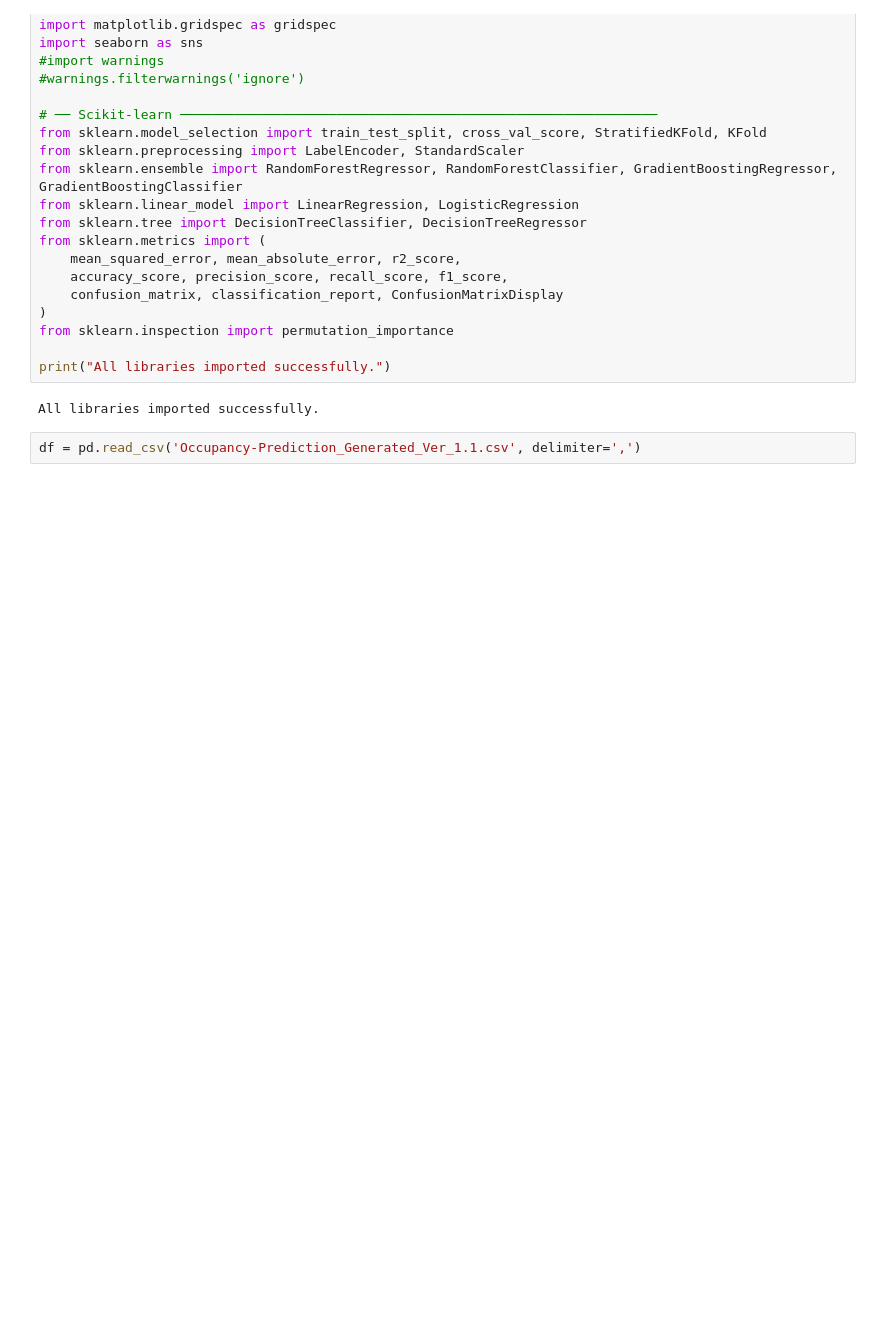
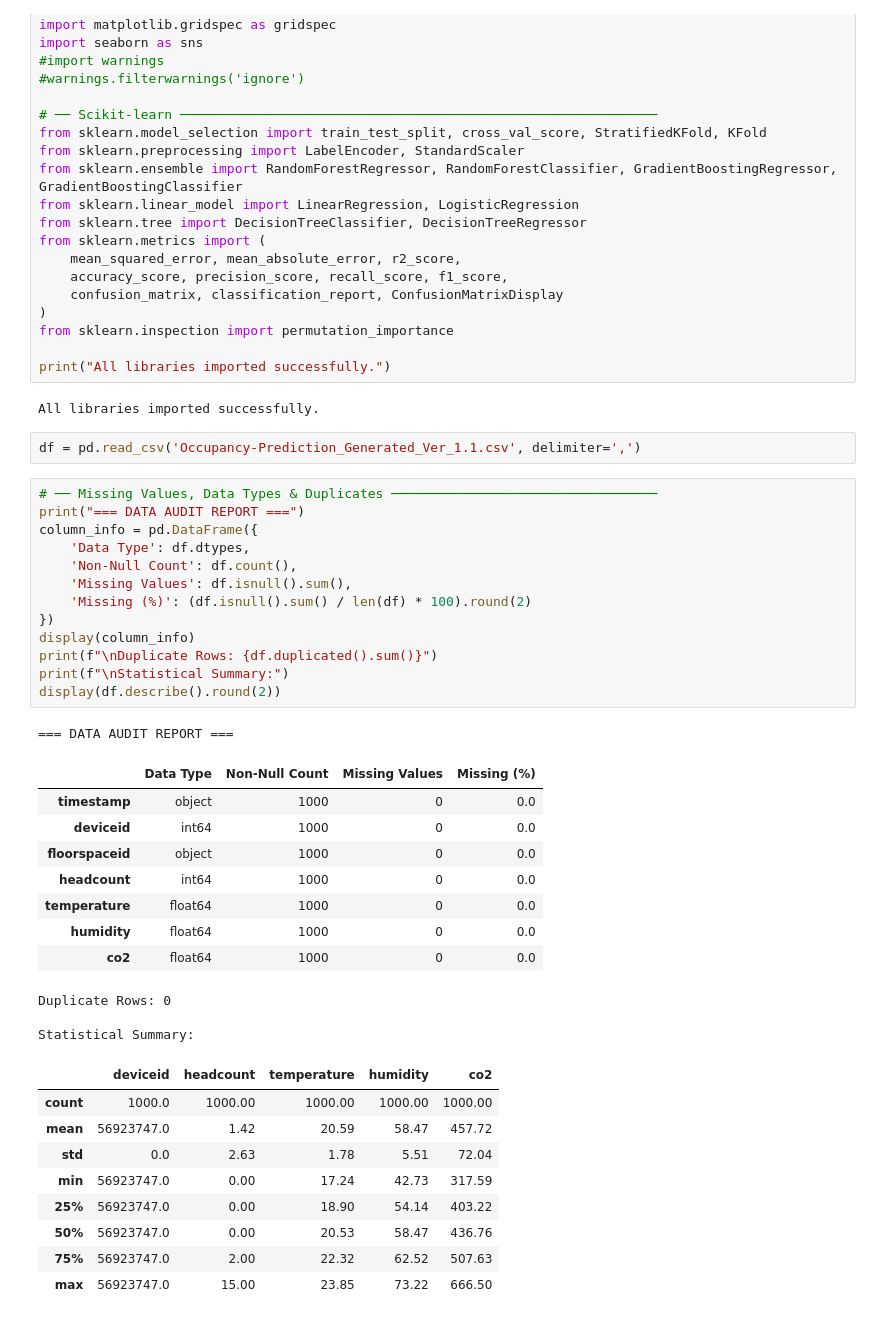
Before and after one commit to MIL-Project2/DR-DT, a Jupyter notebook: Occupancy_Prediction_Ver1_1.ipynb, the cells around one changed output. Drawn from its saved outputs; the diff is of its cells as text; blank space fills up the shorter version.

```diff
--- a/Occupancy_Prediction_Ver1_1.ipynb
+++ b/Occupancy_Prediction_Ver1_1.ipynb
@@ -59,3 +59,38 @@ print("All libraries imported successfully.")
 All libraries imported successfully.
 # %%
 df = pd.read_csv('Occupancy-Prediction_Generated_Ver_1.1.csv', delimiter=',')
+# %%
+# ── Missing Values, Data Types & Duplicates ──────────────────────────────────
+print("=== DATA AUDIT REPORT ===")
+column_info = pd.DataFrame({
+    'Data Type': df.dtypes,
+    'Non-Null Count': df.count(),
+    'Missing Values': df.isnull().sum(),
+    'Missing (%)': (df.isnull().sum() / len(df) * 100).round(2)
+})
+display(column_info)
+print(f"\nDuplicate Rows: {df.duplicated().sum()}")
+print(f"\nStatistical Summary:")
+display(df.describe().round(2))
+# %% [output]
+=== DATA AUDIT REPORT ===
+|  | Data Type | Non-Null Count | Missing Values | Missing (%) |
+| timestamp | object | 1000 | 0 | 0.0 |
+| deviceid | int64 | 1000 | 0 | 0.0 |
+| floorspaceid | object | 1000 | 0 | 0.0 |
+| headcount | int64 | 1000 | 0 | 0.0 |
+| temperature | float64 | 1000 | 0 | 0.0 |
+| humidity | float64 | 1000 | 0 | 0.0 |
+| co2 | float64 | 1000 | 0 | 0.0 |
+Duplicate Rows: 0
+
+Statistical Summary:
+|  | deviceid | headcount | temperature | humidity | co2 |
+| count | 1000.0 | 1000.00 | 1000.00 | 1000.00 | 1000.00 |
+| mean | 56923747.0 | 1.42 | 20.59 | 58.47 | 457.72 |
+| std | 0.0 | 2.63 | 1.78 | 5.51 | 72.04 |
+| min | 56923747.0 | 0.00 | 17.24 | 42.73 | 317.59 |
+| 25% | 56923747.0 | 0.00 | 18.90 | 54.14 | 403.22 |
+| 50% | 56923747.0 | 0.00 | 20.53 | 58.47 | 436.76 |
+| 75% | 56923747.0 | 2.00 | 22.32 | 62.52 | 507.63 |
+| max | 56923747.0 | 15.00 | 23.85 | 73.22 | 666.50 |
```
Also changed, not shown: parts of 7 cells of this notebook.
